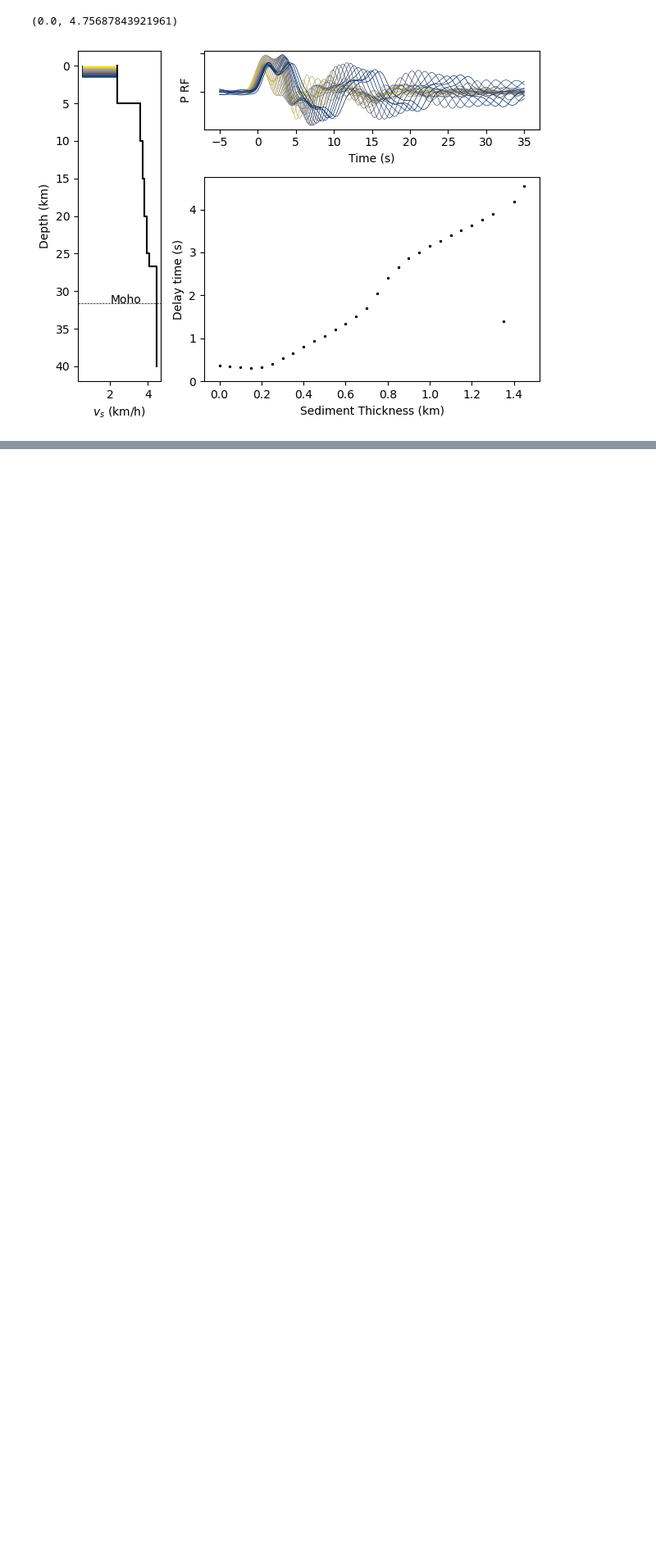
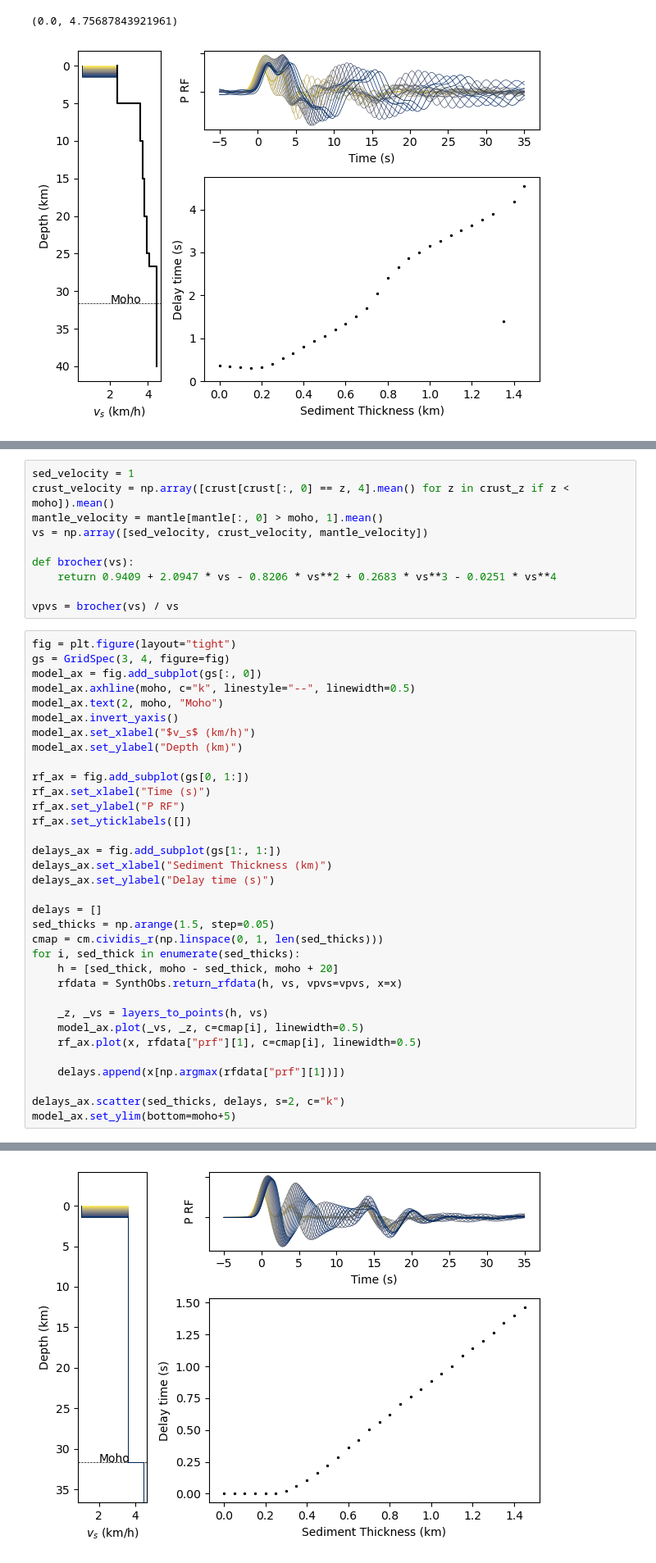
Before and after one commit to auggiemarignier/AusSedThick, a Jupyter notebook: aussedthickrf/forward_modelling.ipynb, the cells around one changed output, grey strips where cells are left out. Shown at 82% size. Drawn from its saved outputs; the diff is of its cells as text; blank space fills up the shorter version.

Commit message:
simple 2 layer model

```diff
--- a/aussedthickrf/forward_modelling.ipynb
+++ b/aussedthickrf/forward_modelling.ipynb
@@ -147,0 +150,45 @@ delays_ax.set_ylim(bottom=0)
+# %%
+sed_velocity = 1
+crust_velocity = np.array([crust[crust[:, 0] == z, 4].mean() for z in crust_z if z < moho]).mean()
+mantle_velocity = mantle[mantle[:, 0] > moho, 1].mean()
+vs = np.array([sed_velocity, crust_velocity, mantle_velocity])
+
+def brocher(vs):
+    return 0.9409 + 2.0947 * vs - 0.8206 * vs**2 + 0.2683 * vs**3 - 0.0251 * vs**4
+
+vpvs = brocher(vs) / vs
+# %%
+fig = plt.figure(layout="tight")
+gs = GridSpec(3, 4, figure=fig)
+model_ax = fig.add_subplot(gs[:, 0])
+model_ax.axhline(moho, c="k", linestyle="--", linewidth=0.5)
+model_ax.text(2, moho, "Moho")
+model_ax.invert_yaxis()
+model_ax.set_xlabel("$v_s$ (km/h)")
+model_ax.set_ylabel("Depth (km)")
+
+rf_ax = fig.add_subplot(gs[0, 1:])
+rf_ax.set_xlabel("Time (s)")
+rf_ax.set_ylabel("P RF")
+rf_ax.set_yticklabels([])
+
+delays_ax = fig.add_subplot(gs[1:, 1:])
+delays_ax.set_xlabel("Sediment Thickness (km)")
+delays_ax.set_ylabel("Delay time (s)")
+
+delays = []
+sed_thicks = np.arange(1.5, step=0.05)
+cmap = cm.cividis_r(np.linspace(0, 1, len(sed_thicks)))
+for i, sed_thick in enumerate(sed_thicks):
+    h = [sed_thick, moho - sed_thick, moho + 20]
+    rfdata = SynthObs.return_rfdata(h, vs, vpvs=vpvs, x=x)
+
+    _z, _vs = layers_to_points(h, vs)
+    model_ax.plot(_vs, _z, c=cmap[i], linewidth=0.5)
+    rf_ax.plot(x, rfdata["prf"][1], c=cmap[i], linewidth=0.5)
+
+    delays.append(x[np.argmax(rfdata["prf"][1])])
+
+delays_ax.scatter(sed_thicks, delays, s=2, c="k")
+model_ax.set_ylim(bottom=moho+5)
+# %% [output]
@@ -147,0 +196 @@ delays_ax.set_ylim(bottom=0)
+[figure, added]
```
Also changed, not shown: parts of 2 cells of this notebook.
